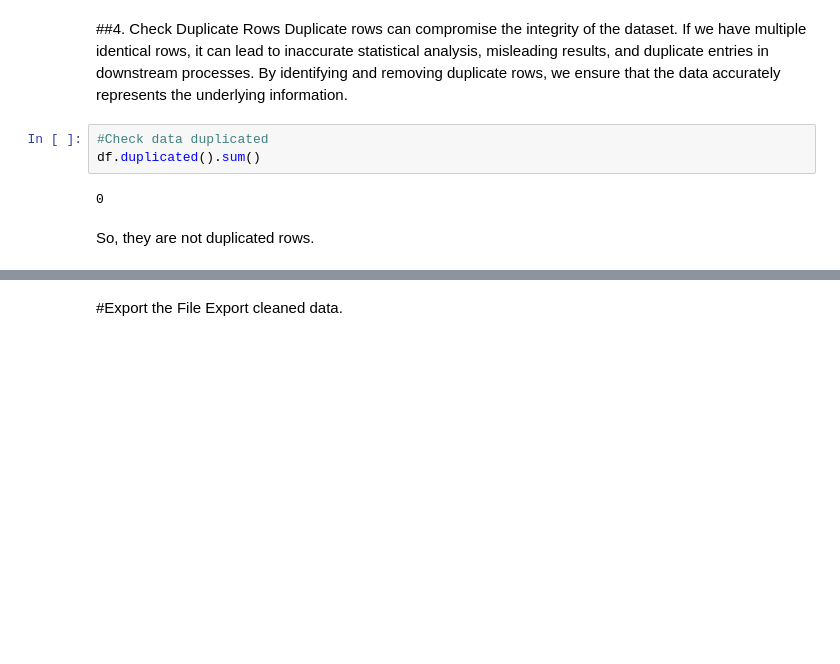
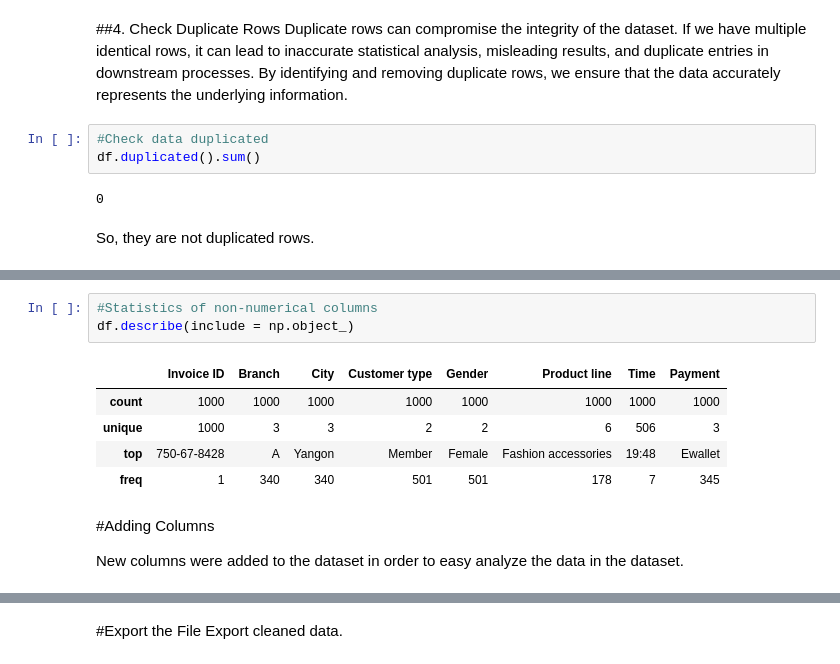
Before and after one commit to FatoniRahmat/Data-Analyst-in-Python, a Jupyter notebook: Supermarket_Sales.ipynb, the cells around one changed output, grey strips where cells are left out. Cells and saved outputs as stored; diff of their text form; blank space fills up the shorter version.

Commit message:
Exploratory Data Analysis (EDA)

```diff
--- a/Supermarket_Sales.ipynb
+++ b/Supermarket_Sales.ipynb
@@ -180,0 +204,13 @@ So, they are not duplicated rows.
+# %%
+#Statistics of non-numerical columns
+df.describe(include = np.object_)
+# %% [output]
+|  | Invoice ID | Branch | City | Customer type | Gender | Product line | Time | Payment |
+| count | 1000 | 1000 | 1000 | 1000 | 1000 | 1000 | 1000 | 1000 |
+| unique | 1000 | 3 | 3 | 2 | 2 | 6 | 506 | 3 |
+| top | 750-67-8428 | A | Yangon | Member | Female | Fashion accessories | 19:48 | Ewallet |
+| freq | 1 | 340 | 340 | 501 | 501 | 178 | 7 | 345 |
+# %% [markdown]
+#Adding Columns
+
+New columns were added to the dataset in order to easy analyze the data in the dataset.
```
Also changed, not shown: parts of 15 cells of this notebook.
